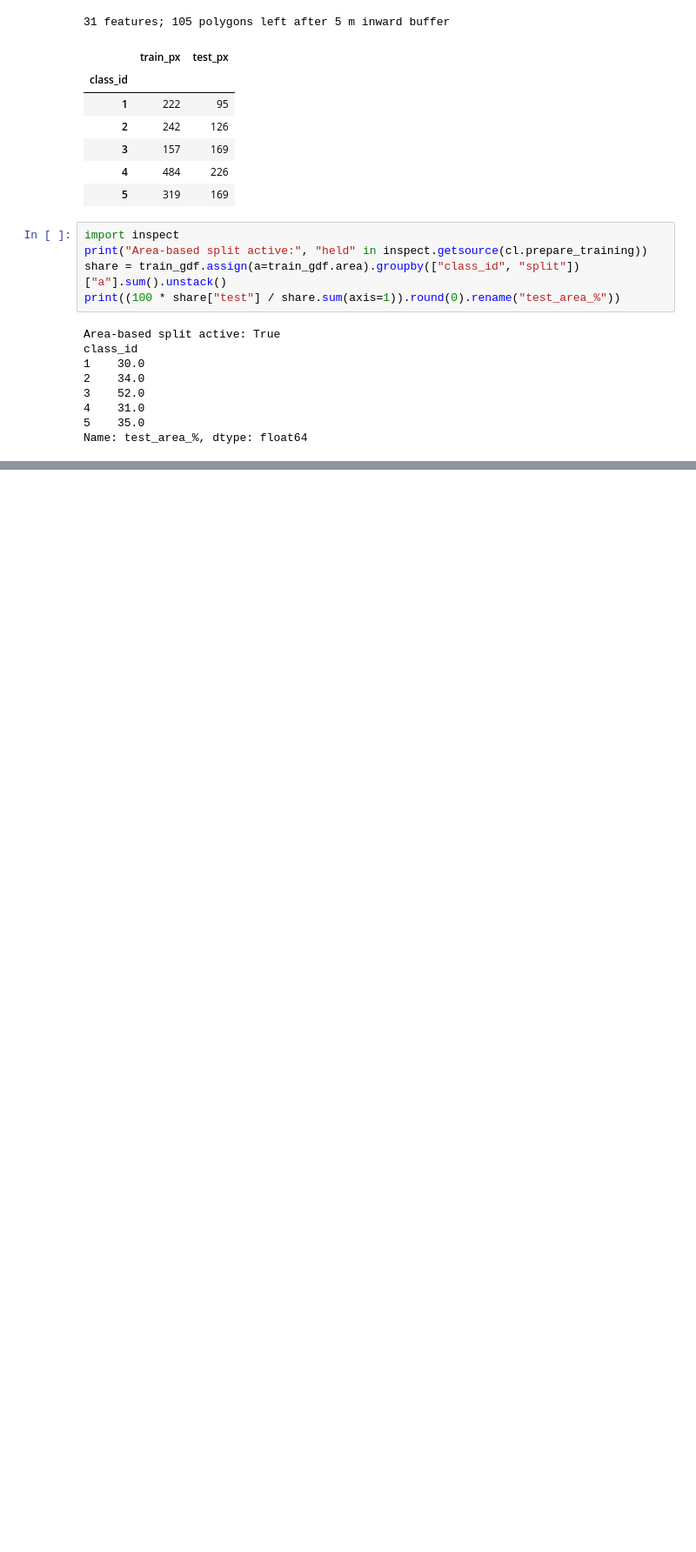
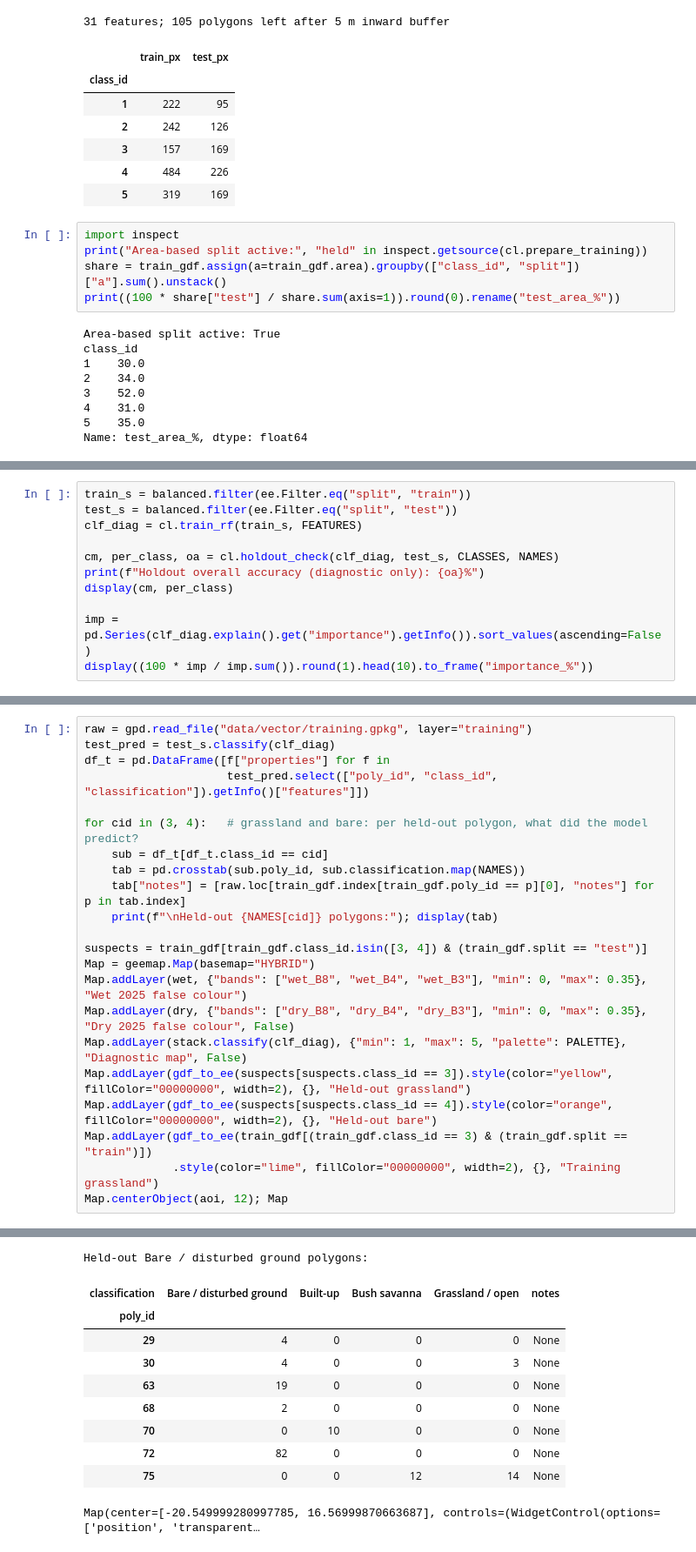
Before and after one commit to ybrosig-geo/namibia-baseline-pack-demo, a Jupyter notebook: notebooks/05_rf_spectral.ipynb, the cells around one changed output, grey strips where cells are left out. Shown at 87% size. Drawn from its saved outputs; the diff is of its cells as text; blank space fills up the shorter version.

```diff
--- a/notebooks/05_rf_spectral.ipynb
+++ b/notebooks/05_rf_spectral.ipynb
@@ -270,0 +281,11 @@ Name: test_area_%, dtype: float64
+# %%
+train_s = balanced.filter(ee.Filter.eq("split", "train"))
+test_s = balanced.filter(ee.Filter.eq("split", "test"))
+clf_diag = cl.train_rf(train_s, FEATURES)
+
+cm, per_class, oa = cl.holdout_check(clf_diag, test_s, CLASSES, NAMES)
+print(f"Holdout overall accuracy (diagnostic only): {oa}%")
+display(cm, per_class)
+
+imp = pd.Series(clf_diag.explain().get("importance").getInfo()).sort_values(ascending=False)
+display((100 * imp / imp.sum()).round(1).head(10).to_frame("importance_%"))
@@ -270,0 +317,23 @@ Name: test_area_%, dtype: float64
+# %%
+raw = gpd.read_file("data/vector/training.gpkg", layer="training")
+test_pred = test_s.classify(clf_diag)
+df_t = pd.DataFrame([f["properties"] for f in
+                     test_pred.select(["poly_id", "class_id", "classification"]).getInfo()["features"]])
+
+for cid in (3, 4):   # grassland and bare: per held-out polygon, what did the model predict?
+    sub = df_t[df_t.class_id == cid]
+    tab = pd.crosstab(sub.poly_id, sub.classification.map(NAMES))
+    tab["notes"] = [raw.loc[train_gdf.index[train_gdf.poly_id == p][0], "notes"] for p in tab.index]
+    print(f"\nHeld-out {NAMES[cid]} polygons:"); display(tab)
+
+suspects = train_gdf[train_gdf.class_id.isin([3, 4]) & (train_gdf.split == "test")]
+Map = geemap.Map(basemap="HYBRID")
+Map.addLayer(wet, {"bands": ["wet_B8", "wet_B4", "wet_B3"], "min": 0, "max": 0.35}, "Wet 2025 false colour")
+Map.addLayer(dry, {"bands": ["dry_B8", "dry_B4", "dry_B3"], "min": 0, "max": 0.35}, "Dry 2025 false colour", False)
+Map.addLayer(stack.classify(clf_diag), {"min": 1, "max": 5, "palette": PALETTE}, "Diagnostic map", False)
+Map.addLayer(gdf_to_ee(suspects[suspects.class_id == 3]).style(color="yellow", fillColor="00000000", width=2), {}, "Held-out grassland")
+Map.addLayer(gdf_to_ee(suspects[suspects.class_id == 4]).style(color="orange", fillColor="00000000", width=2), {}, "Held-out bare")
+Map.addLayer(gdf_to_ee(train_gdf[(train_gdf.class_id == 3) & (train_gdf.split == "train")])
+             .style(color="lime", fillColor="00000000", width=2), {}, "Training grassland")
+Map.centerObject(aoi, 12); Map
+# %% [output]
@@ -270,0 +349,11 @@ Name: test_area_%, dtype: float64
+Held-out Bare / disturbed ground polygons:
+| classification | Bare / disturbed ground | Built-up | Bush savanna | Grassland / open | notes |
+| poly_id |  |  |  |  |  |
+| 29 | 4 | 0 | 0 | 0 | None |
+| 30 | 4 | 0 | 0 | 3 | None |
+| 63 | 19 | 0 | 0 | 0 | None |
+| 68 | 2 | 0 | 0 | 0 | None |
+| 70 | 0 | 10 | 0 | 0 | None |
+| 72 | 82 | 0 | 0 | 0 | None |
+| 75 | 0 | 0 | 12 | 14 | None |
+Map(center=[-20.549999280997785, 16.56999870663687], controls=(WidgetControl(options=['position', 'transparent…
```
Also changed, not shown: parts of 4 cells of this notebook, 2 other files.
